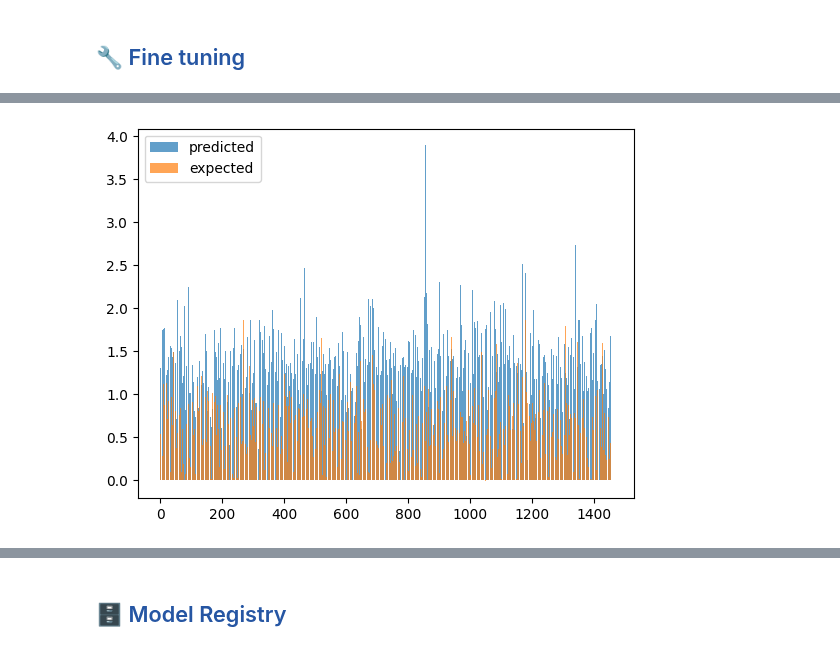
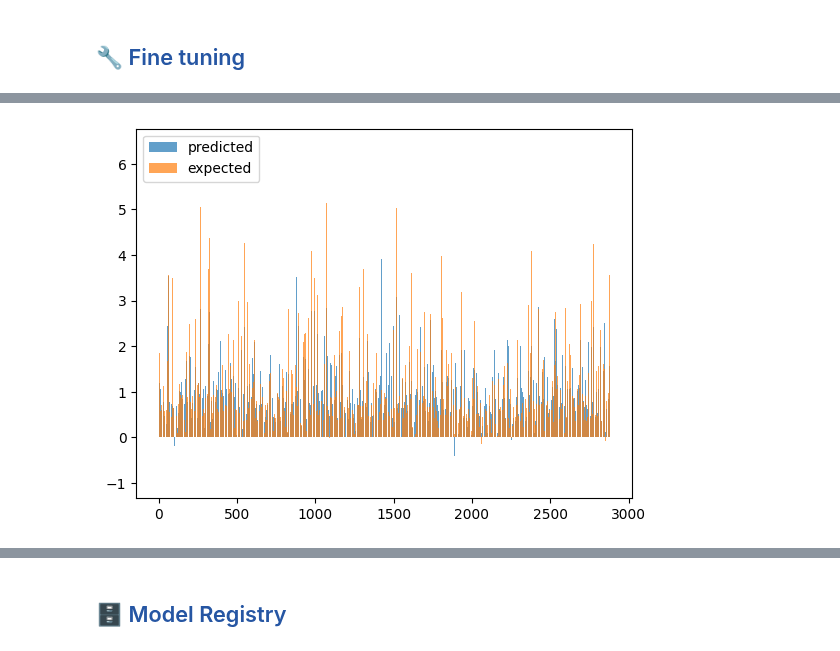
Before and after one commit to Camillahannesbo/BDS_MLOPs_Assignment, a Jupyter notebook: notebooks/3_training_pipeline.ipynb, the cells around one changed output, grey strips where cells are left out. Cells and saved outputs as stored; diff of their text form; code cells hidden in the pictures.

```diff
--- a/notebooks/3_training_pipeline.ipynb
+++ b/notebooks/3_training_pipeline.ipynb
@@ -153,0 +159,20 @@ Training dataset is created using `fs.create_training_dataset()` method.
+# %%
+from sklearn.preprocessing import LabelEncoder
+
+# Create a LabelEncoder object
+label_encoder = LabelEncoder()
+
+# Fit the encoder to the data in the 'city_name' column
+label_encoder.fit(X[['type']])
+
+# Transform the 'city_name' column data using the fitted encoder
+encoded = label_encoder.transform(X[['type']])
+# %%
+# Convert the output of the label encoding to a dense array and concatenate with the original data
+X = pd.concat([X, pd.DataFrame(encoded)], axis=1)
+
+# Drop columns 'date', 'city_name', 'unix_time' from the DataFrame 'X'
+X = X.drop(columns=['date', 'time', 'timestamp', 'type'])
+
+# Rename the newly added column with label-encoded city names to 'city_name_encoded'
+X = X.rename(columns={0: "type_encoded"})
@@ -154,2 +182,5 @@ Training dataset is created using `fs.create_training_dataset()` method.
+# %%
+# Extract the target variable 'pm2_5' from the DataFrame 'X' and assigning it to the variable 'y'
+y = X.pop('dk1_spotpricedkk_kwh')
 # %% [markdown]
 ### <span style="color:#2656a3;"> ⛳️ Dataset with train, test and validation splits</span>
@@ -232,0 +187,10 @@ y_train.head()
+# %%
+from sklearn.model_selection import train_test_split
+
+# Split the data into training and testing sets using the train_test_split function
+X_train, X_test, y_train, y_test = train_test_split(
+    X,
+    y,
+    test_size=0.2,
+    random_state=42,
+)
@@ -510,7 +455,8 @@ print("⛳️ MAE:", mae)
 # %%
+# Plot the predictions against the expected values
 plt.bar(x=np.arange(len(y_pred)), height=y_pred, label='predicted', alpha=0.7)
-plt.bar(x=np.arange(len(y_pred)), height=y_test['dk1_spotpricedkk_kwh'].to_numpy(), label='expected', alpha=0.7)
+plt.bar(x=np.arange(len(y_pred)), height=y_test, label='expected', alpha=0.7)
 plt.legend()
 plt.show()
 # %% [output]
-[figure, old version]
+[figure, new version]
```
Also changed, not shown: parts of 38 cells of this notebook, 10 other files.
